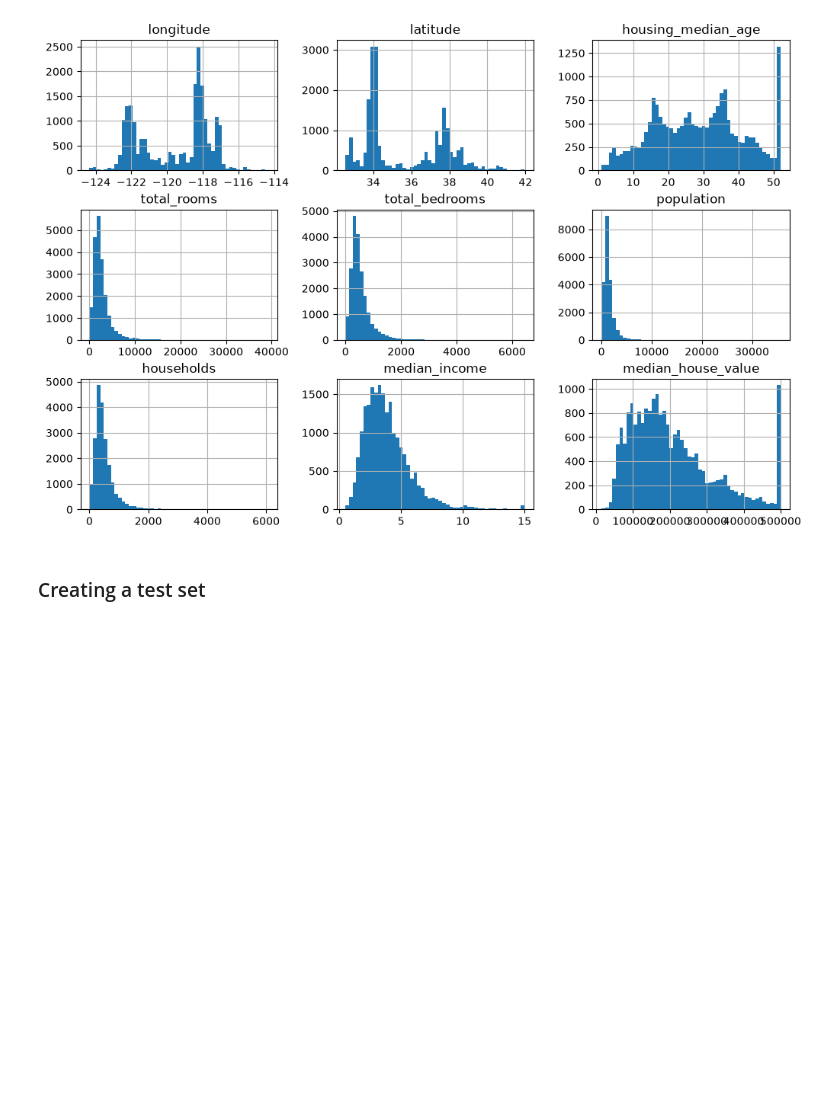
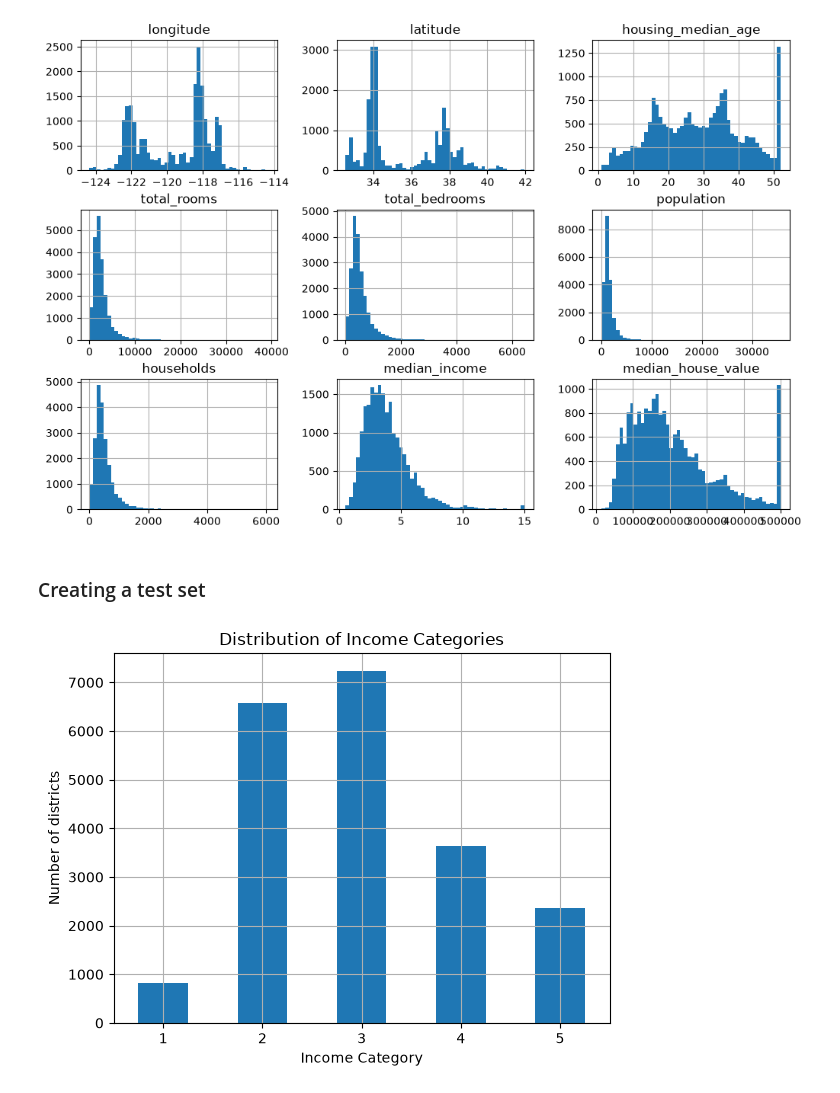
Before and after one commit to ManasKoti/sample-ml-project, a Jupyter notebook: main.ipynb, the cells around one changed output. Cells and saved outputs as stored; diff of their text form; code cells hidden in the pictures; blank space fills up the shorter version.

Commit message:
data visualization

```diff
--- a/main.ipynb
+++ b/main.ipynb
@@ -120,18 +120,20 @@ plt.show()
 # %%
 # stratified splitting
 
-# housing_full["income_category"] = pd.cut(
-#     housing_full["median_income"],
-#     bins=[0., 1.5, 3.0, 4.5, 6., np.inf],
-#     labels=[1, 2, 3, 4, 5]
-# )
+housing_full["income_category"] = pd.cut(
+    housing_full["median_income"],
+    bins=[0., 1.5, 3.0, 4.5, 6., np.inf],
+    labels=[1, 2, 3, 4, 5]
+)
 
-# category_counts = housing_full["income_category"].value_counts().sort_index()
-# category_counts.plot.bar(rot=0, grid=True)
-# plt.xlabel("Income Category")
-# plt.ylabel("Number of districts")
-# plt.title("Distribution of Income Categories")
-# plt.show()
+category_counts = housing_full["income_category"].value_counts().sort_index()
+category_counts.plot.bar(rot=0, grid=True)
+plt.xlabel("Income Category")
+plt.ylabel("Number of districts")
+plt.title("Distribution of Income Categories")
+plt.show()
+# %% [output]
+[figure, added]
 # %%
 # 10 different stratified splits
 
```
Also changed, not shown: parts of 4 cells of this notebook.
